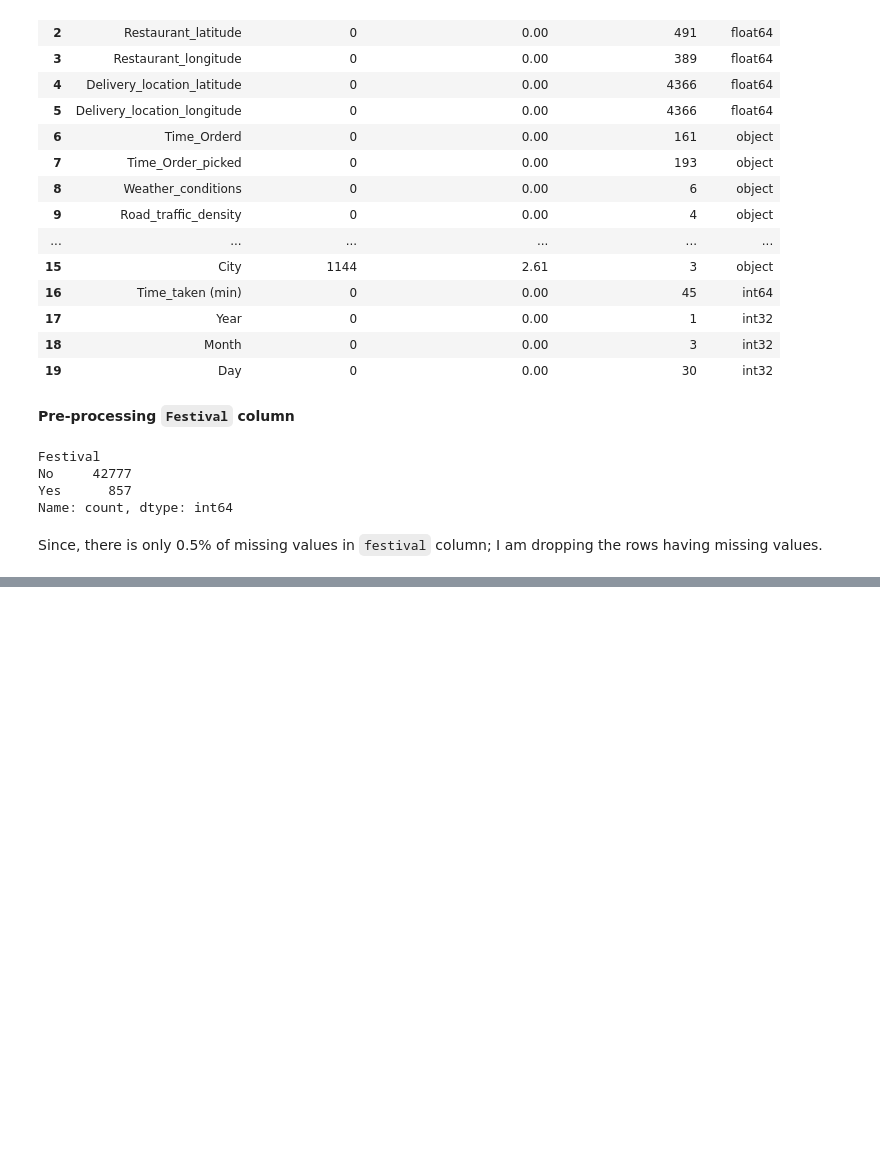
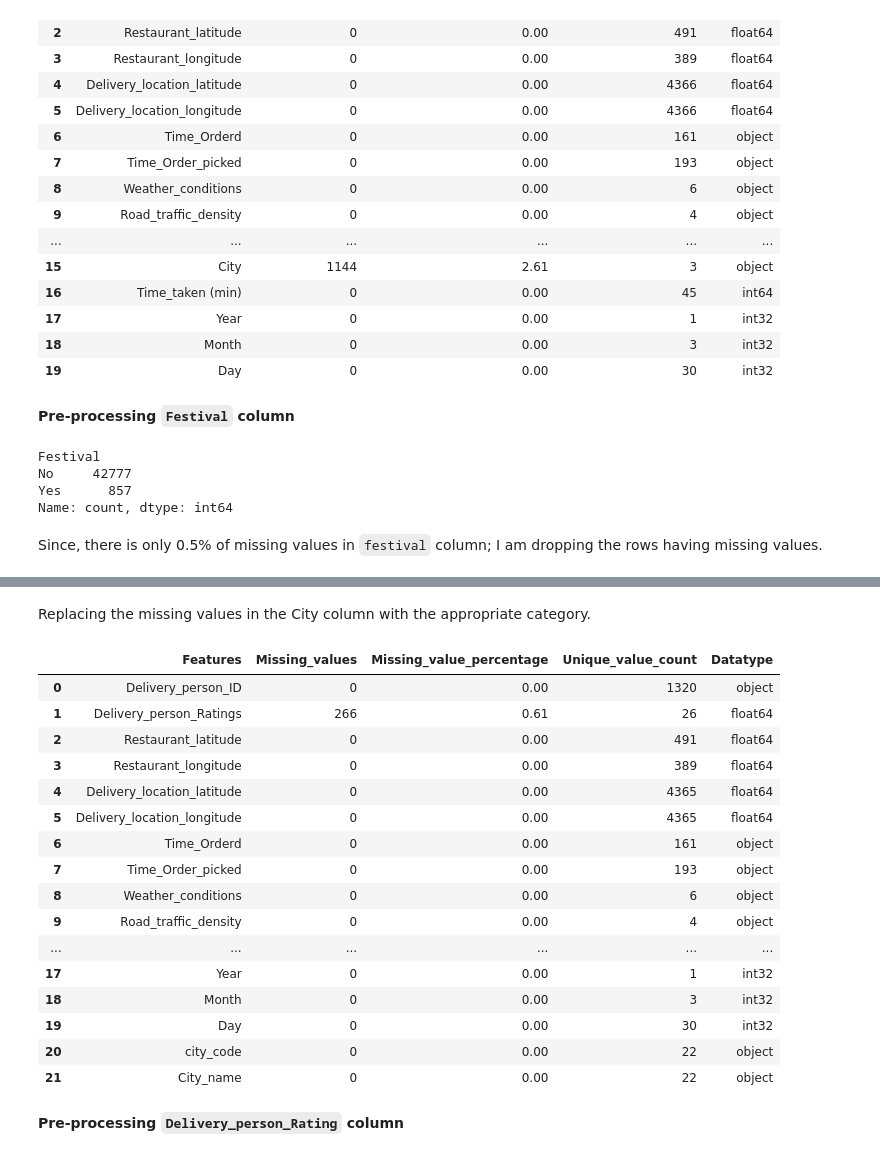
Before and after one commit to Tanwar-Aastha/ml_project, a Jupyter notebook: notebook/delivery_model.ipynb, the cells around one changed output, grey strips where cells are left out. Saved outputs shown, nothing was run; the diff lists cells and outputs as text; code cells hidden in the pictures; blank space fills up the shorter version.

```diff
--- a/notebook/delivery_model.ipynb
+++ b/notebook/delivery_model.ipynb
@@ -536,0 +610,2 @@ Since, there is only 0.5% of missing values in `festival` column; I am dropping
+# %%
+data["city_code"] = data["Delivery_person_ID"].str.strip().str.split("RES").str.get(0)
@@ -536,0 +678,11 @@ Since, there is only 0.5% of missing values in `festival` column; I am dropping
+# %%
+un_locode_df = pd.DataFrame({"city_code":['JAP','RANCHI', 'SUR', 'COIMB', 'HYD', 'MUM',
+                                     'BANG', 'MYS', 'VAD', 'INDO', 'CHEN', 'PUNE', 'AGR',
+                                     'LUDH', 'KNP', 'ALH', 'DEH', 'GOA', 'KOC', 'AURG',
+                                     'KOL', 'BHP'],
+                             "City_name":['Jaipur','Ranchi','Surat','Coimbatore','Hyderabad',
+                                          'Mumbai','Bangalore','Mysore','Vadodara','Indore',
+                                          'Chennai','Pune','Agra','Ludhiana','Kanpur','Allahabad',
+                                          'Dehradun','panaji','Kochi','Aurangabad','Kolkata',
+                                          'Bhopal']})
+un_locode_df
@@ -536,0 +707,3 @@ Since, there is only 0.5% of missing values in `festival` column; I am dropping
+# %%
+# merging the actual data with the un_locode_df
+data = data.merge(un_locode_df, on="city_code", how="inner")
@@ -536,0 +745,39 @@ Since, there is only 0.5% of missing values in `festival` column; I am dropping
+# %% [markdown]
+Replacing the missing values in the City column with the appropriate category.
+# %%
+metropolitan_cities = ["Mumbai", "Delhi", "Bangalore", "Hyderabad", "Chennai", "Kolkata", "Pune", "Ahmedabad", "Jaipur", "Lucknow", "Surat", "Coimbatore", "Kochi"]
+urban_cities = ["Vadodara", "Indore"]
+semi_urban_cities = ["Ranchi", "Mysore", "Dehradun", "Aurangabad", "Agra", "Kanpur", "Ludhiana", "Bhopal", "Allahabad", "panaji"]
+
+city_type_map = {}
+
+for city in metropolitan_cities:
+    city_type_map[city] = "Metropolitan"
+for city in urban_cities:
+    city_type_map[city] = "Urban"
+for city in semi_urban_cities:
+    city_type_map[city] = "Semi-Urban"
+
+data["City"] = data["City_name"].map(city_type_map)
+# %%
+basicInfo_data(data)
+# %% [output]
+|  | Features | Missing_values | Missing_value_percentage | Unique_value_count | Datatype |
+| 0 | Delivery_person_ID | 0 | 0.00 | 1320 | object |
+| 1 | Delivery_person_Ratings | 266 | 0.61 | 26 | float64 |
+| 2 | Restaurant_latitude | 0 | 0.00 | 491 | float64 |
+| 3 | Restaurant_longitude | 0 | 0.00 | 389 | float64 |
+| 4 | Delivery_location_latitude | 0 | 0.00 | 4365 | float64 |
+| 5 | Delivery_location_longitude | 0 | 0.00 | 4365 | float64 |
+| 6 | Time_Orderd | 0 | 0.00 | 161 | object |
+| 7 | Time_Order_picked | 0 | 0.00 | 193 | object |
+| 8 | Weather_conditions | 0 | 0.00 | 6 | object |
+| 9 | Road_traffic_density | 0 | 0.00 | 4 | object |
+| ... | ... | ... | ... | ... | ... |
+| 17 | Year | 0 | 0.00 | 1 | int32 |
+| 18 | Month | 0 | 0.00 | 3 | int32 |
+| 19 | Day | 0 | 0.00 | 30 | int32 |
+| 20 | city_code | 0 | 0.00 | 22 | object |
+| 21 | City_name | 0 | 0.00 | 22 | object |
+# %% [markdown]
+**Pre-processing `Delivery_person_Rating` column**
```
Also changed, not shown: parts of 25 cells of this notebook, 1 other file.
